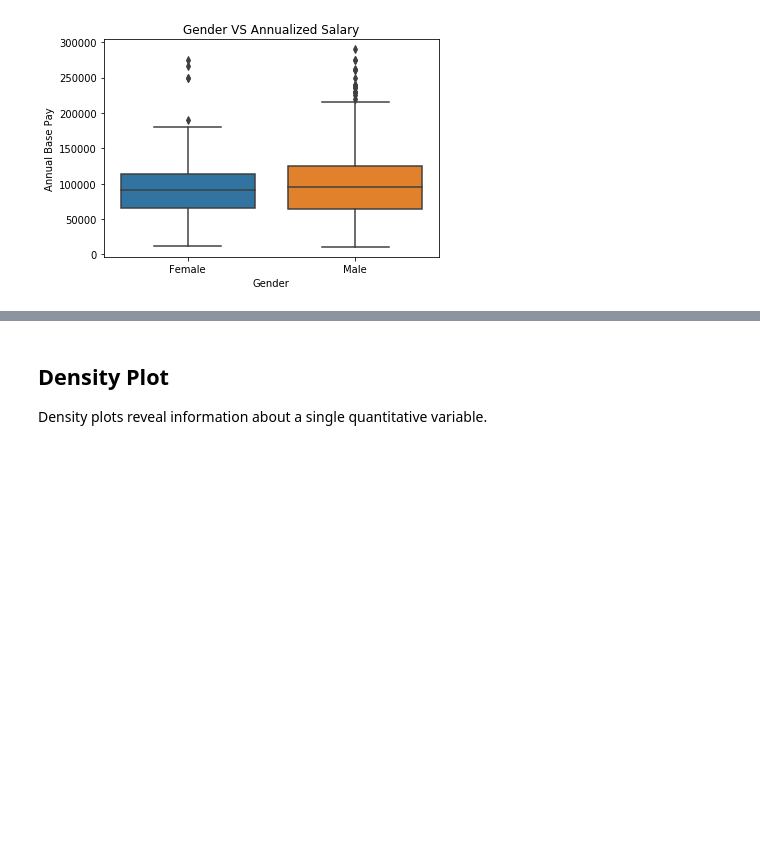
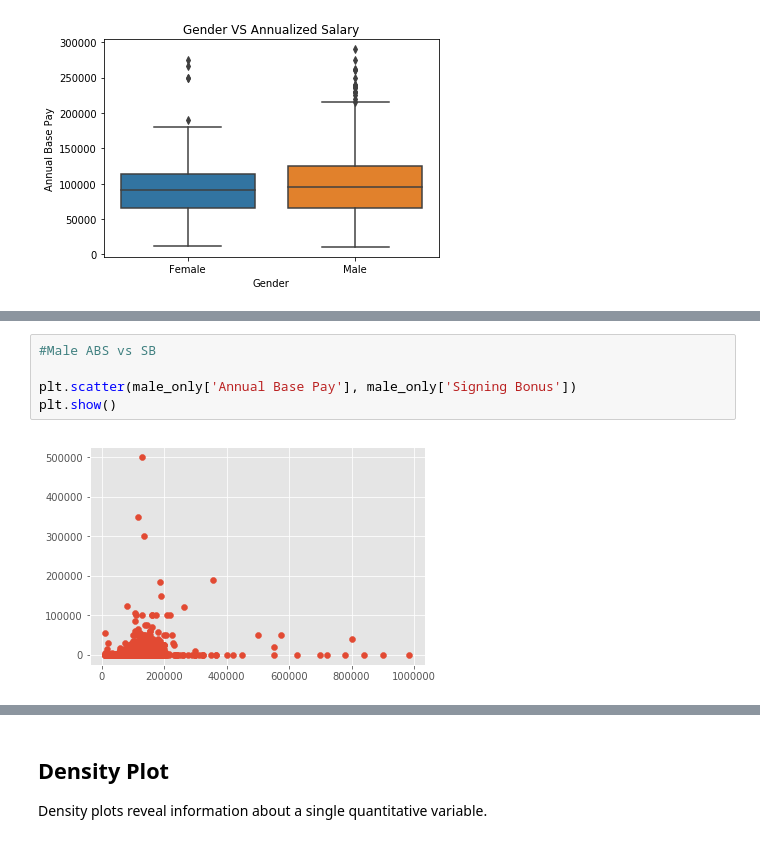
Before and after one commit to stt045/Projects, a Jupyter notebook: FinalProject.ipynb, the cells around one changed output, grey strips where cells are left out. Drawn from its saved outputs; the diff is of its cells as text; blank space fills up the shorter version.

```diff
--- a/FinalProject.ipynb
+++ b/FinalProject.ipynb
@@ -249,0 +281,7 @@ ax.set_xlabel('Gender');
+# %%
+#Male ABS vs SB
+
+plt.scatter(male_only['Annual Base Pay'], male_only['Signing Bonus'])
+plt.show()
+# %% [output]
+[figure, added]
```
Also changed, not shown: parts of 11 cells of this notebook.
